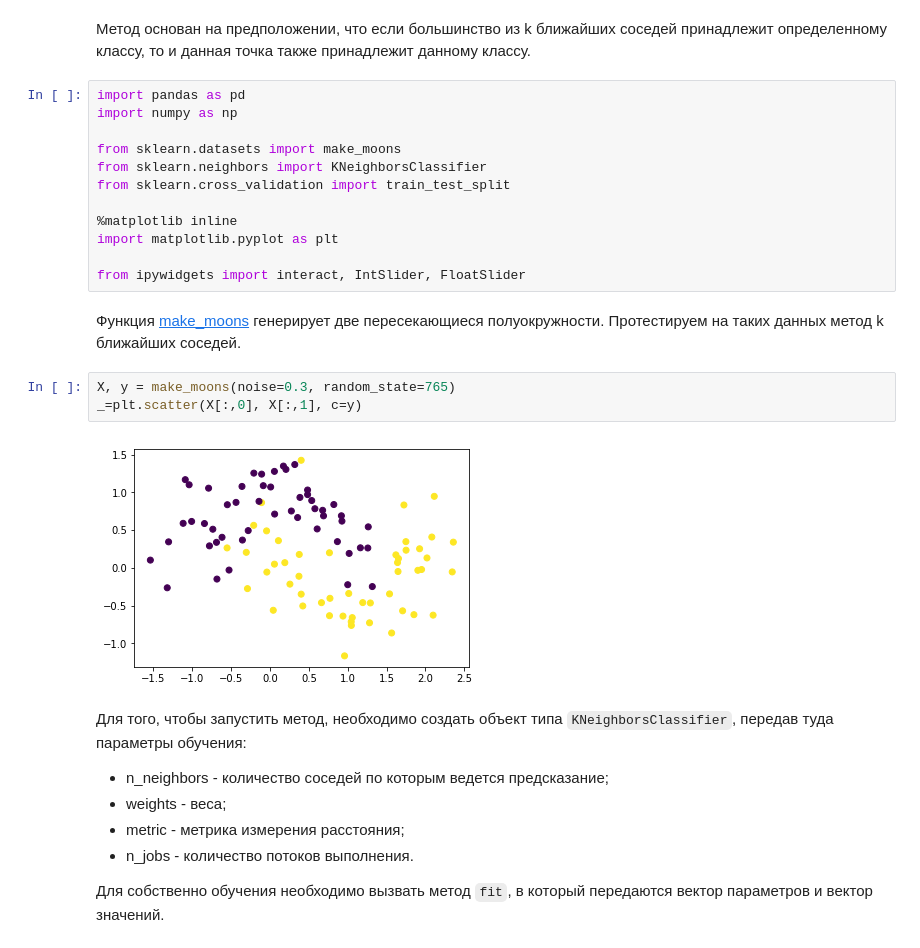
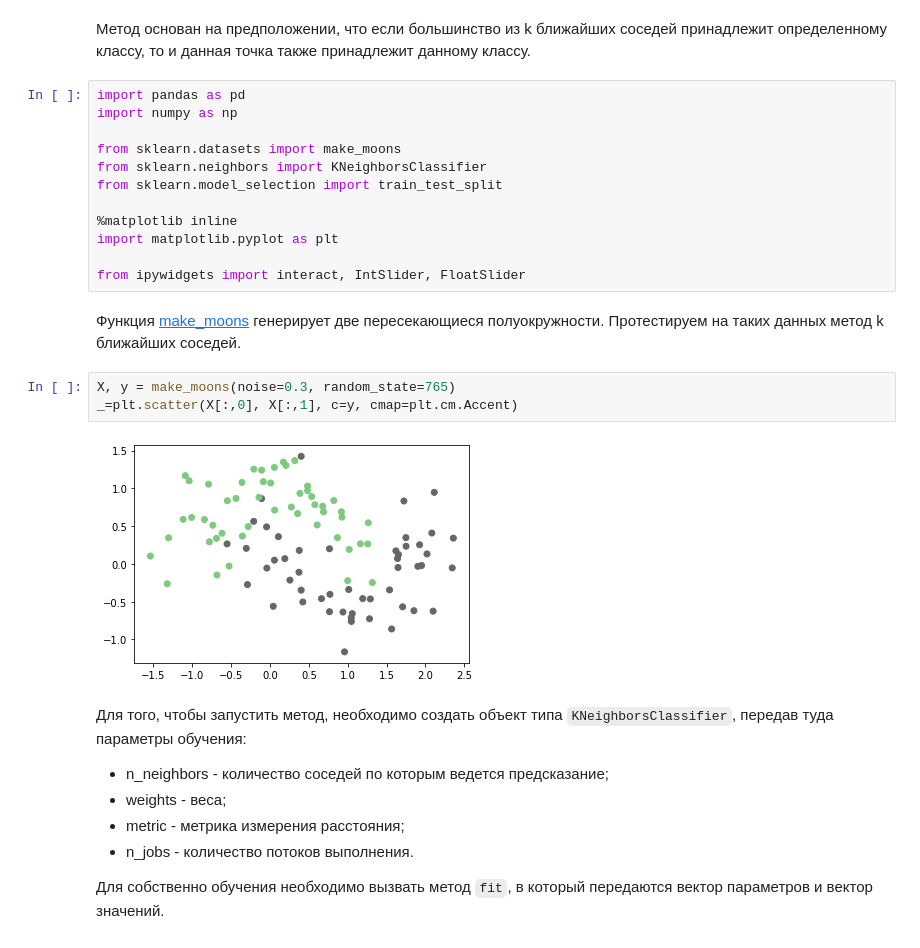
Before and after one commit to klyshinsky/ML_And_CV_2020, a Jupyter notebook: Lecture20200303_Classification.ipynb, the cells around one changed output. Drawn from its saved outputs; the diff is of its cells as text.

```diff
--- a/Lecture20200303_Classification.ipynb
+++ b/Lecture20200303_Classification.ipynb
@@ -16,7 +16,7 @@ import numpy as np
 
 from sklearn.datasets import make_moons
 from sklearn.neighbors import KNeighborsClassifier
-from sklearn.cross_validation import train_test_split
+from sklearn.model_selection import train_test_split
 
 %matplotlib inline
 import matplotlib.pyplot as plt
@@ -26,9 +26,9 @@ from ipywidgets import interact, IntSlider, FloatSlider
 Функция [make_moons](https://scikit-learn.org/0.20/modules/generated/sklearn.datasets.make_moons.html) генерирует две пересекающиеся полуокружности. Протестируем на таких данных метод k ближайших соседей.
 # %%
 X, y = make_moons(noise=0.3, random_state=765)
-_=plt.scatter(X[:,0], X[:,1], c=y)
+_=plt.scatter(X[:,0], X[:,1], c=y, cmap=plt.cm.Accent)
 # %% [output]
-[figure, old version]
+[figure, new version]
 # %% [markdown]
 Для того, чтобы запустить метод, необходимо создать объект типа `KNeighborsClassifier`, передав туда параметры обучения:
 - n_neighbors - количество соседей по которым ведется предсказание;
```
Also changed, not shown: parts of 13 cells of this notebook, 3 other files.
